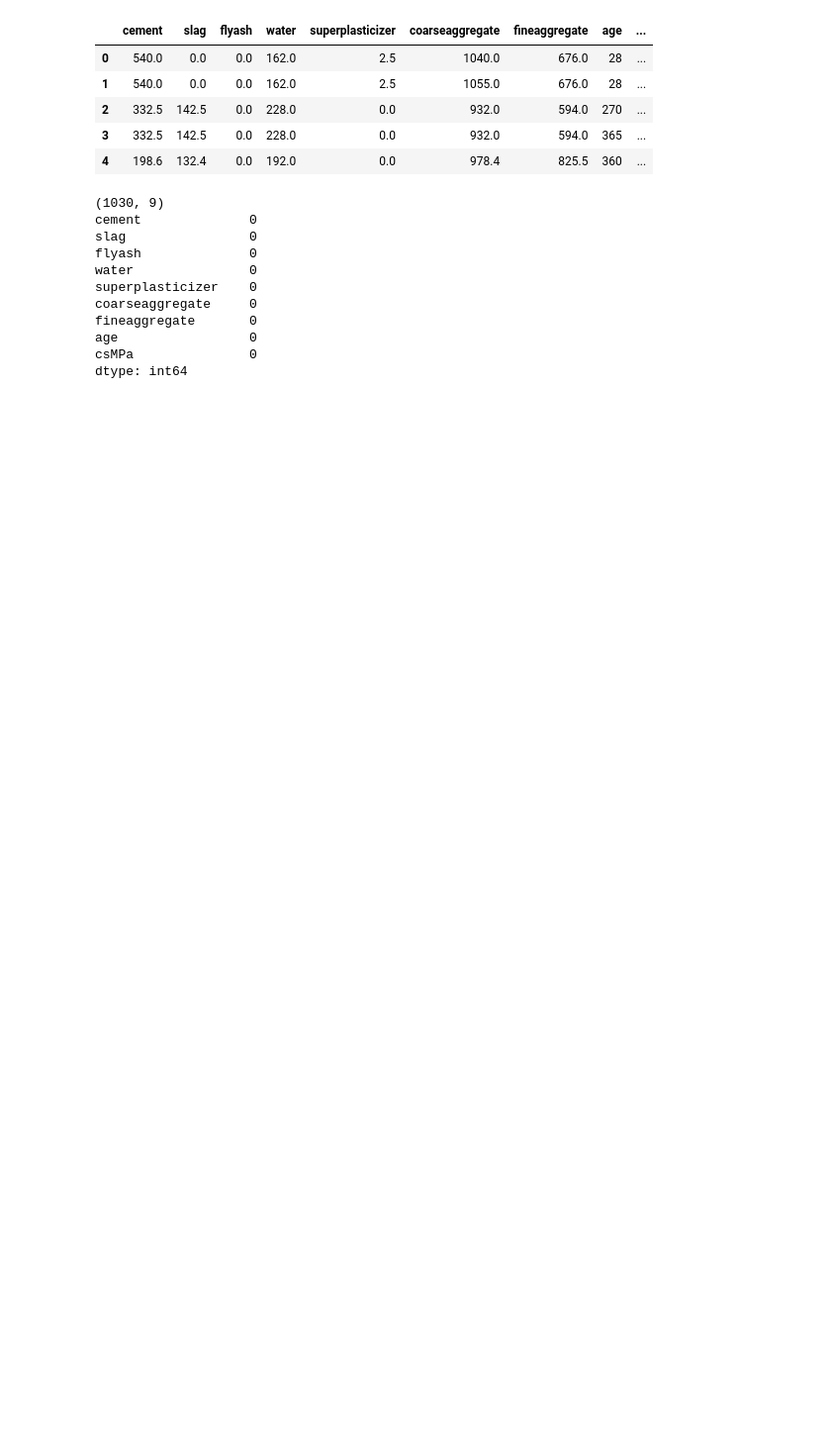
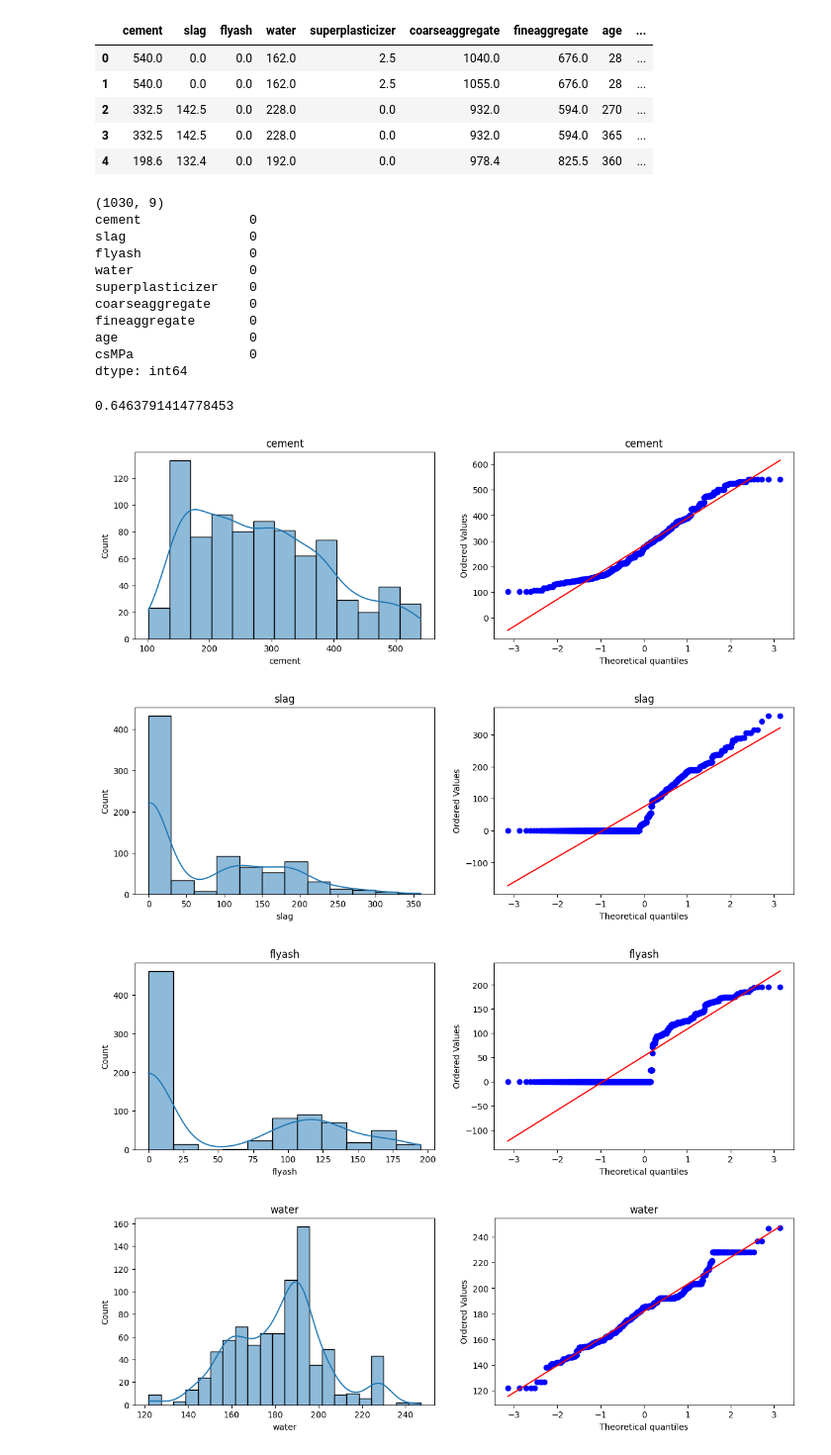
Before and after one commit to prayas7102/ML-Algorithms-Implementation, a Jupyter notebook: Transformers/pow_trans.ipynb, the cells around one changed output. Shown at 99% size. Cells and saved outputs as stored; diff of their text form; code cells hidden in the pictures; blank space fills up the shorter version.

```diff
--- a/Transformers/pow_trans.ipynb
+++ b/Transformers/pow_trans.ipynb
@@ -41,3 +41,37 @@ fineaggregate       0
 age                 0
 csMPa               0
 dtype: int64
+# %%
+X = df.drop(columns='csMPa')
+Y = df.iloc[:,-1]
+X_train, X_test,Y_train, Y_test = train_test_split(X,Y,test_size=0.2,random_state=42)
+# %%
+from sklearn.linear_model import LinearRegression
+
+def get_accuracy(X_train,Y_train,X_test,Y_test):
+    Lr = LinearRegression()
+    Lr.fit(X_train,Y_train)
+    print(np.mean(cross_val_score(Lr,X_test,Y_test,scoring='r2')))
+
+get_accuracy(X_train,Y_train,X_test,Y_test)
+# %% [output]
+0.6463791414778453
+# %%
+def draw_graph(X_train_inp):
+    for col in X_train_inp.columns:
+        plt.figure(figsize=(14,4))
+        plt.subplot(121)
+        sns.histplot(X_train_inp[col],kde=True)
+        plt.title(col)
+        plt.subplot(122)
+        stats.probplot(X_train_inp[col],dist='norm',plot=plt)
+        plt.title(col)
+        plt.show()
+
+# before transformation
+draw_graph(X_train)
+# %% [output]
+[figure, added]
+[figure, added]
+[figure, added]
+[figure, added]
```
Also changed, not shown: parts of 4 cells of this notebook.
